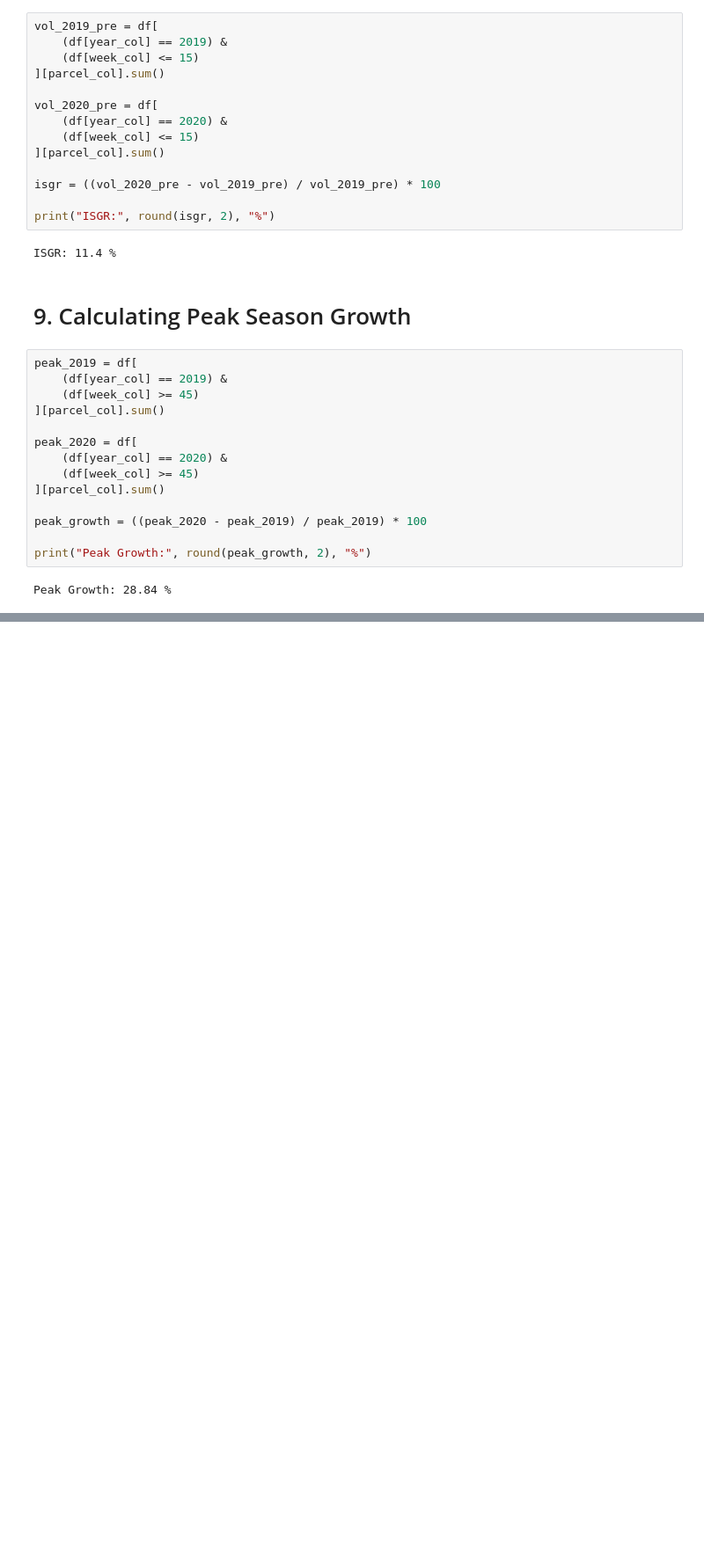
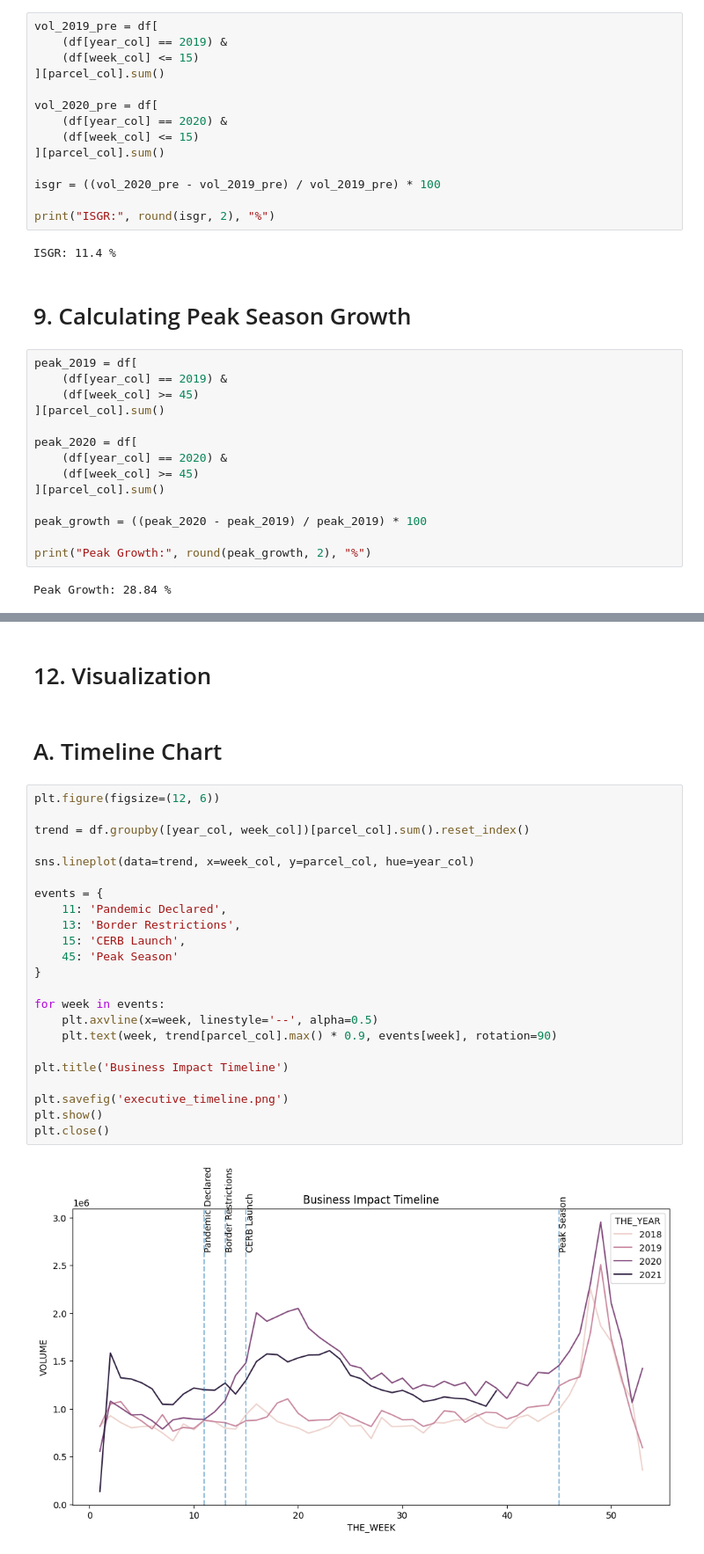
Before and after one commit to Ayman-Karovadiya-000590531/COMP-603-Final-Project, a Jupyter notebook: Group7_Project.ipynb, the cells around one changed output, grey strips where cells are left out. Shown at 88% size. Drawn from its saved outputs; the diff is of its cells as text; blank space fills up the shorter version.

Commit message:
Visualization and Analysis

```diff
--- a/Group7_Project.ipynb
+++ b/Group7_Project.ipynb
@@ -145,0 +182,29 @@ Peak Growth: 28.84 %
+# %% [markdown]
+# 12. Visualization
+# %% [markdown]
+# A. Timeline Chart
+# %%
+plt.figure(figsize=(12, 6))
+
+trend = df.groupby([year_col, week_col])[parcel_col].sum().reset_index()
+
+sns.lineplot(data=trend, x=week_col, y=parcel_col, hue=year_col)
+
+events = {
+    11: 'Pandemic Declared',
+    13: 'Border Restrictions',
+    15: 'CERB Launch',
+    45: 'Peak Season'
+}
+
+for week in events:
+    plt.axvline(x=week, linestyle='--', alpha=0.5)
+    plt.text(week, trend[parcel_col].max() * 0.9, events[week], rotation=90)
+
+plt.title('Business Impact Timeline')
+
+plt.savefig('executive_timeline.png')
+plt.show()
+plt.close()
+# %% [output]
+[figure, added]
```
Also changed, not shown: parts of 10 cells of this notebook, 4 other files.
